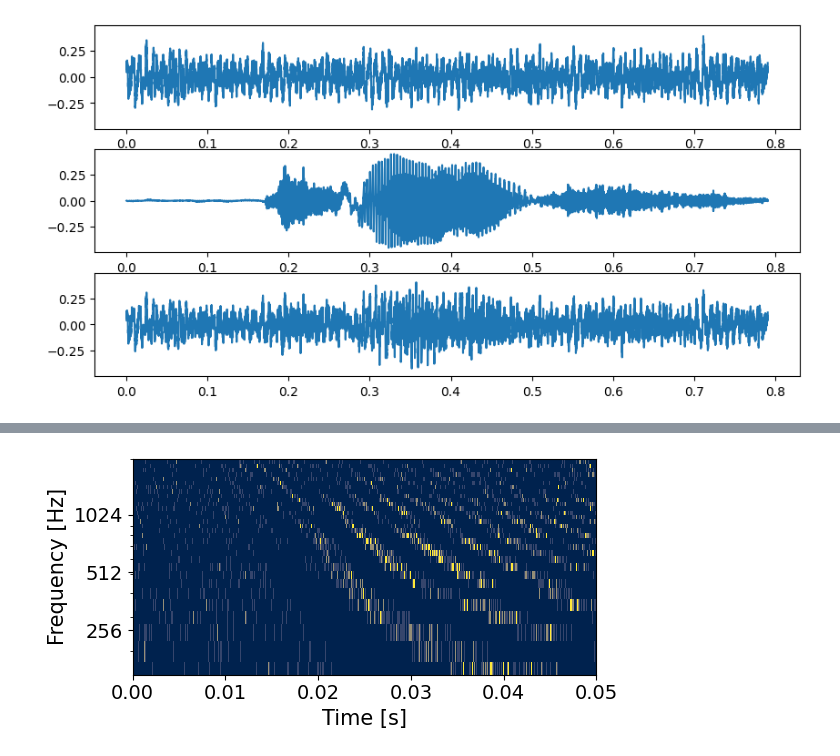
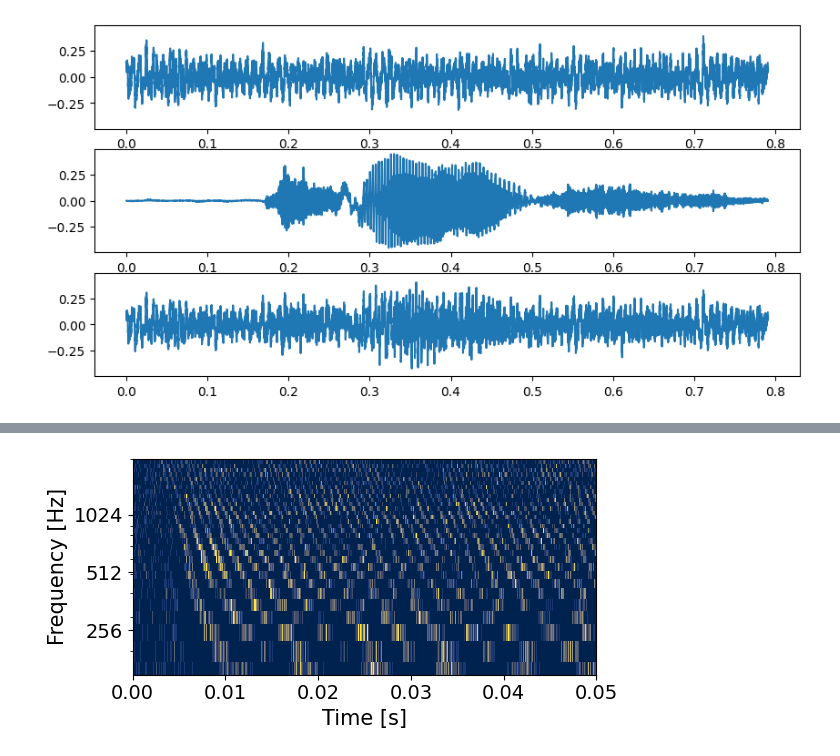
Before and after one commit to SavineMartens/NeuroVocSavine, a Jupyter notebook: experiments/paper_plots.ipynb, the cells around one changed output, grey strips where cells are left out. Drawn from its saved outputs; the diff is of its cells as text; code cells hidden in the pictures.

```diff
--- a/experiments/paper_plots.ipynb
+++ b/experiments/paper_plots.ipynb
@@ -352,20 +300,2 @@ plt.savefig("fiber_freq.png", dpi=400)
 # %% [output]
 [figure]
-# %%
-from run_reconstruction import select_fibers
-
-min_freq = 150
-max_freq = 10_500
-n_mels = 64
-mel_scale = librosa.filters.mel_frequencies(n_mels, fmin=min_freq, fmax=max_freq)
-
-selected_fibers = select_fibers(fiber_freq, mel_scale)
-plt.figure(figsize=(15, 4))
-plt.scatter(tp.position[selected_fibers], fiber_freq[selected_fibers], alpha=.5, s=20)
-plt.yscale("log")
-plt.grid()
-
-import seaborn as sns
-
-plt.twinx()
-sns.kdeplot(tp.position[selected_fibers])
@@ -704,16 +613,19 @@ bg(filename)
+# %%
+neurogram_bruce_spikes = bruce(filename, window_size=None, normalize=True)
 # %%
 f, ax = plt.subplots(figsize=(6, 3))
-spikes = bg.spikes.sum(axis=1)
 
-ax.pcolormesh(np.arange(spikes.shape[1]) * bg.ng.bin_width, mel_scale, spikes, cmap=cmap, vmin=0.5, vmax=3)
+ax.pcolormesh(np.arange(neurogram_bruce_spikes.data.shape[1]) * neurogram_bruce_spikes.dt,
+              neurogram_bruce_spikes.frequencies, neurogram_bruce_spikes.data,
+              cmap=cmap, vmin=0., vmax=0.5)
 ax.set_xlim(0, 0.05)
 ax.set_yscale("log")
 ax.set_ylabel("Frequency [Hz]",  fontsize=15)
 ax.set_yticks([pow(2, i) for i in range(8, 14)], [pow(2, i) for i in range(8, 14)], fontsize=14)
 ax.set_ylim(min_freq, 2000)
 ax.tick_params(axis='both', which='major', labelsize=14)
 ax.set_xlabel("Time [s]", fontsize=15);
 plt.tight_layout()
-plt.savefig("choice_bruce_ng_zoomed.png", dpi=600)
+# plt.savefig("choice_bruce_ng_zoomed.png", dpi=600)
 # %% [output]
-[figure, old version]
+[figure, new version]
```
Also changed, not shown: parts of 30 cells of this notebook, 6 other files.
